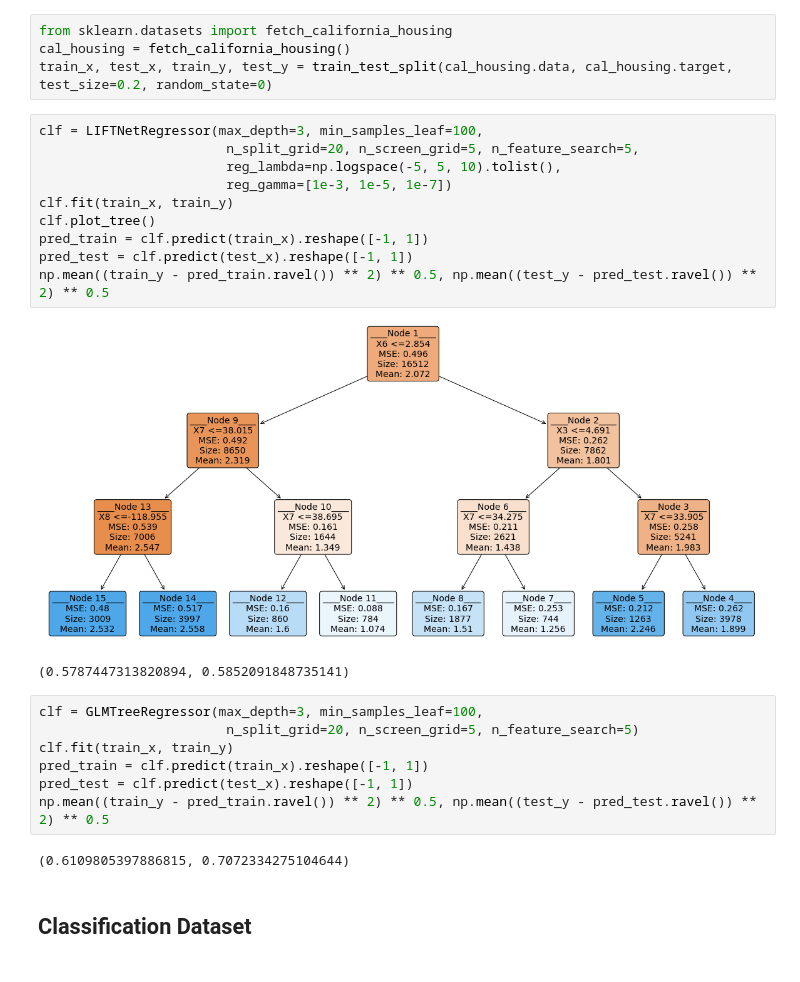
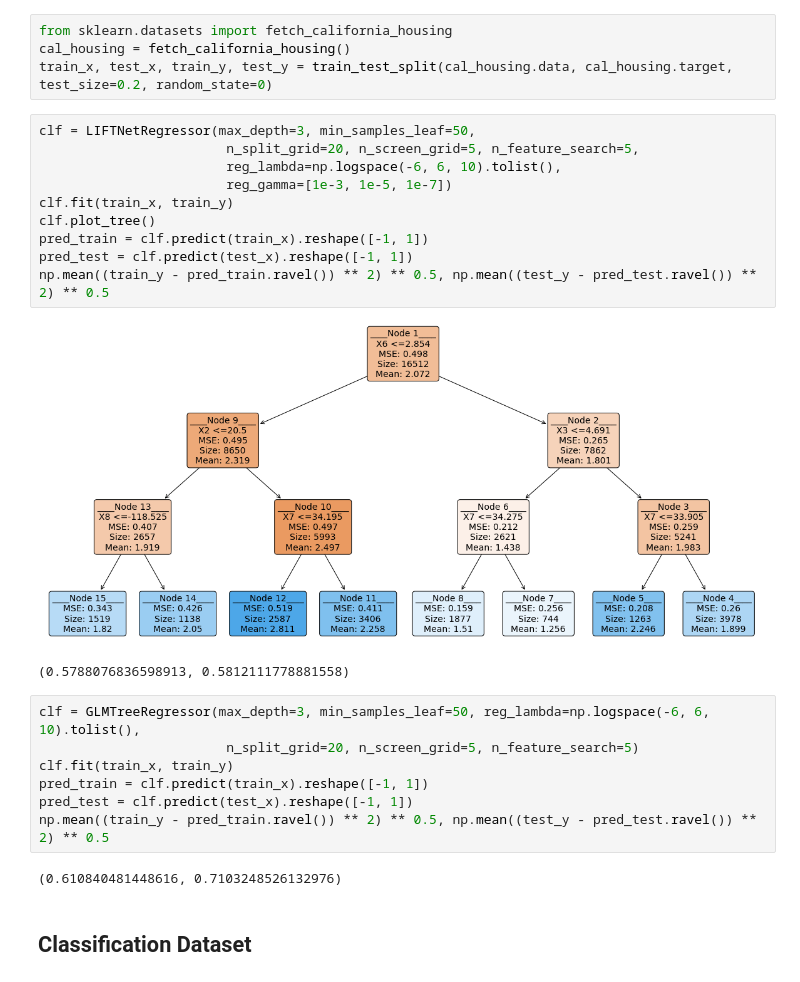
Before and after one commit to ZebinYang/SIMTree, a Jupyter notebook: examples/demo.ipynb, the cells around one changed output. Cells and saved outputs as stored; diff of their text form.

```diff
--- a/examples/demo.ipynb
+++ b/examples/demo.ipynb
@@ -13,27 +13,27 @@ from sklearn.datasets import fetch_california_housing
 cal_housing = fetch_california_housing()
 train_x, test_x, train_y, test_y = train_test_split(cal_housing.data, cal_housing.target, test_size=0.2, random_state=0)
 # %%
-clf = LIFTNetRegressor(max_depth=3, min_samples_leaf=100,
+clf = LIFTNetRegressor(max_depth=3, min_samples_leaf=50,
                         n_split_grid=20, n_screen_grid=5, n_feature_search=5,
-                        reg_lambda=np.logspace(-5, 5, 10).tolist(),
+                        reg_lambda=np.logspace(-6, 6, 10).tolist(),
                         reg_gamma=[1e-3, 1e-5, 1e-7])
 clf.fit(train_x, train_y)
 clf.plot_tree()
 pred_train = clf.predict(train_x).reshape([-1, 1])
 pred_test = clf.predict(test_x).reshape([-1, 1])
 np.mean((train_y - pred_train.ravel()) ** 2) ** 0.5, np.mean((test_y - pred_test.ravel()) ** 2) ** 0.5
 # %% [output]
-[figure, old version]
+[figure, new version]
-(0.5787447313820894, 0.5852091848735141)
+(0.5788076836598913, 0.5812111778881558)
 # %%
-clf = GLMTreeRegressor(max_depth=3, min_samples_leaf=100,
+clf = GLMTreeRegressor(max_depth=3, min_samples_leaf=50, reg_lambda=np.logspace(-6, 6, 10).tolist(),
                         n_split_grid=20, n_screen_grid=5, n_feature_search=5)
 clf.fit(train_x, train_y)
 pred_train = clf.predict(train_x).reshape([-1, 1])
 pred_test = clf.predict(test_x).reshape([-1, 1])
 np.mean((train_y - pred_train.ravel()) ** 2) ** 0.5, np.mean((test_y - pred_test.ravel()) ** 2) ** 0.5
 # %% [output]
-(0.6109805397886815, 0.7072334275104644)
+(0.610840481448616, 0.7103248526132976)
 # %% [markdown]
 ## Classification Dataset
 # %%
```
Also changed, not shown: parts of 2 cells of this notebook, 1 other file.
